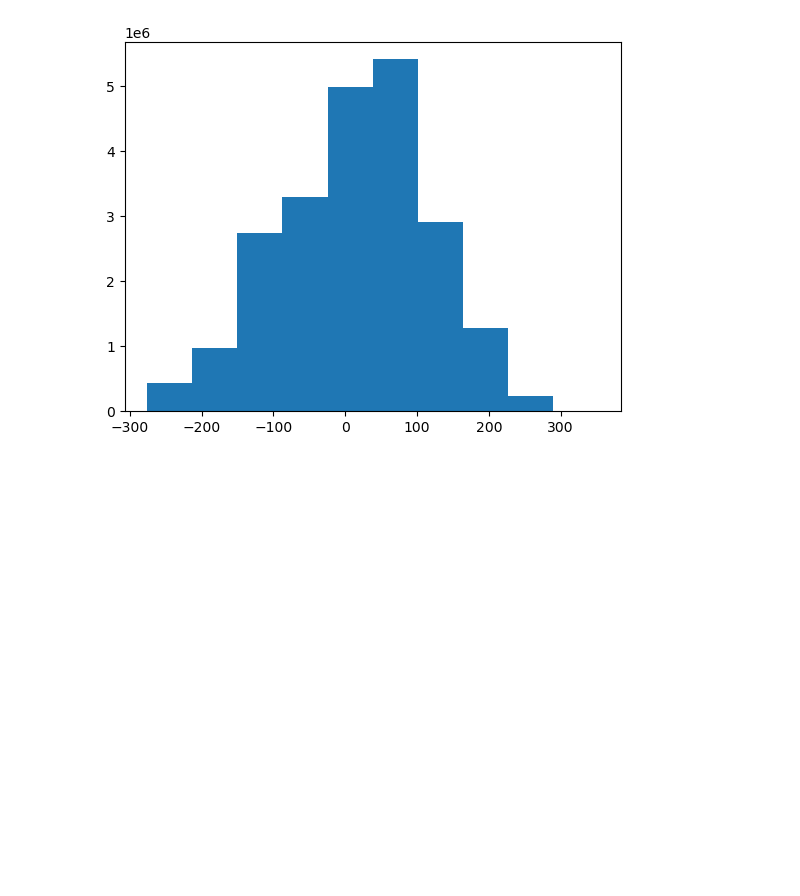
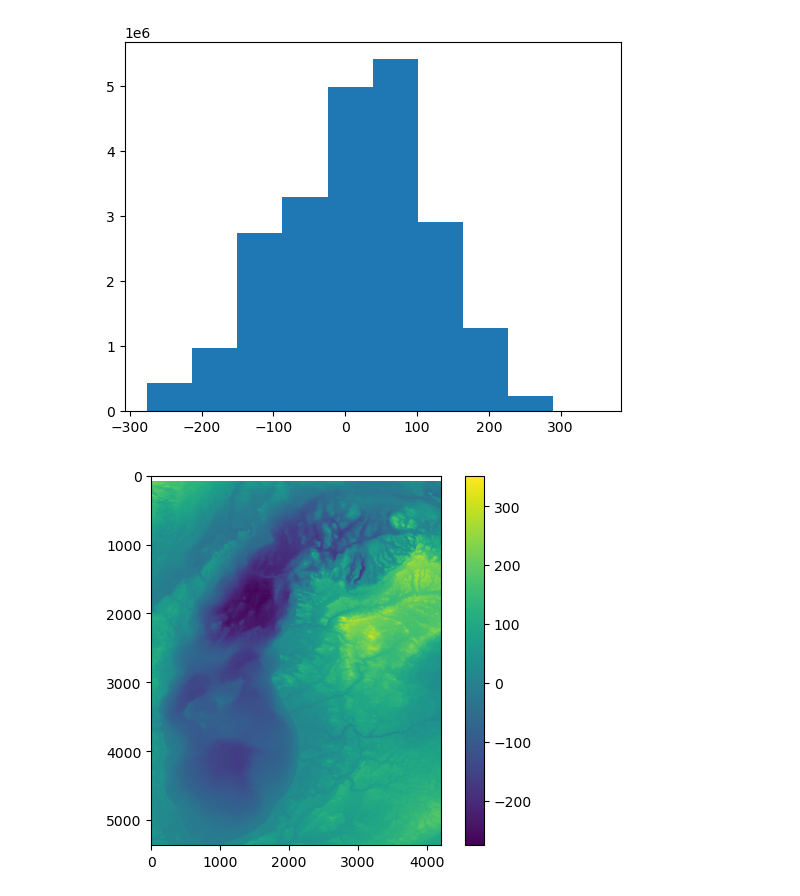
Before and after one commit to UIUC-iSchool-DataViz/is445_bcubcg_fall2022, a Jupyter notebook: week03/inClass_week03.ipynb, the cells around one changed output. Saved outputs shown, nothing was run; the diff lists cells and outputs as text; code cells hidden in the pictures; blank space fills up the shorter version.

```diff
--- a/week03/inClass_week03.ipynb
+++ b/week03/inClass_week03.ipynb
@@ -558,3 +558,9 @@ plt.hist(michigan.flatten())
 plt.show()
 # %% [output]
 [figure]
+# %%
+plt.imshow(michigan) # treating our 2d dataset like an image
+plt.colorbar() # adding a colorbar
+plt.show()
+# %% [output]
+[figure, added]
```
Also changed, not shown: parts of 1 cell of this notebook.
